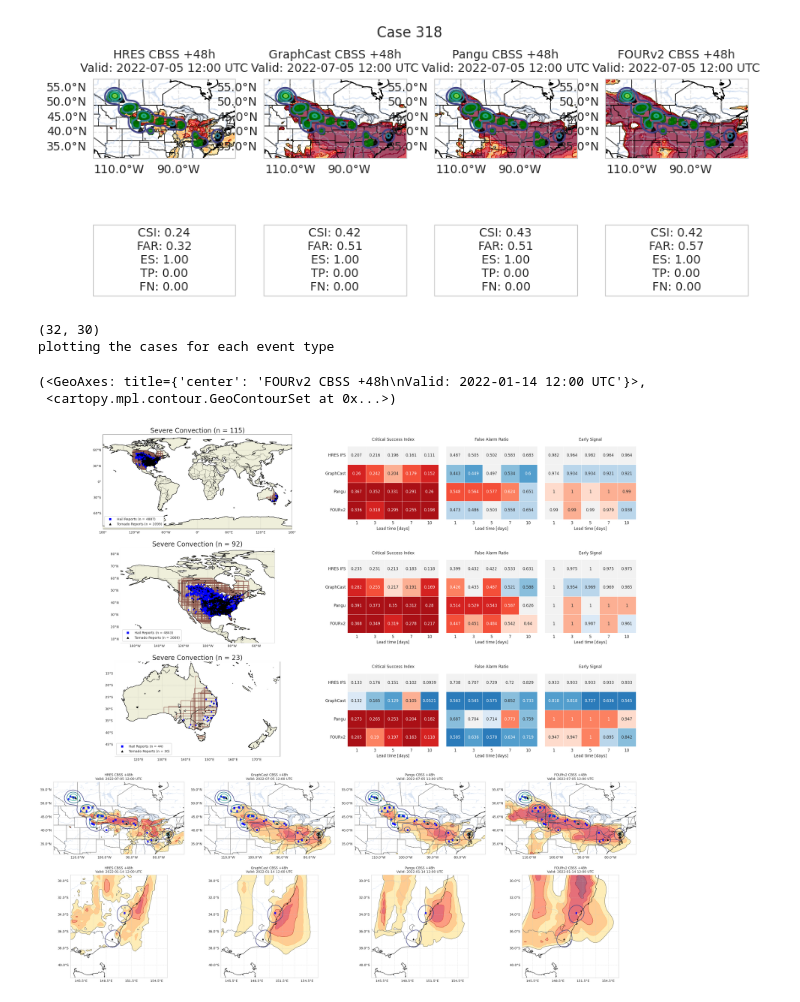
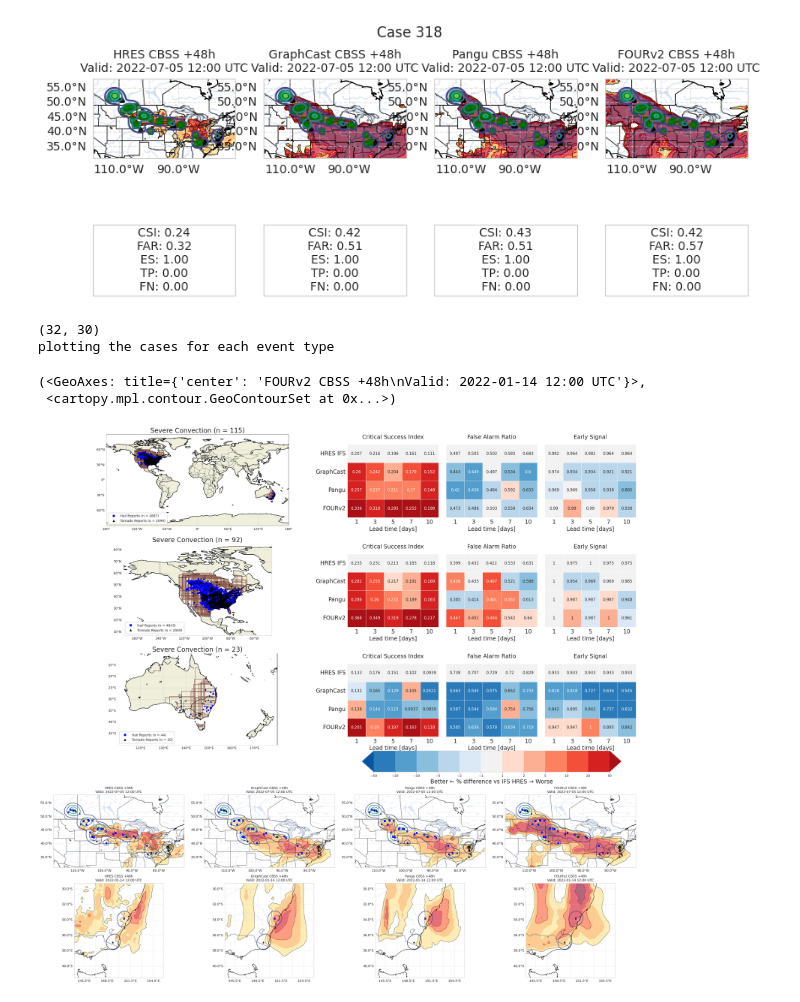
Before and after one commit to amymcgovern/extreme-weather-bench-paper, a Jupyter notebook: src/plots/figure3.ipynb, the cells around one changed output. Drawn from its saved outputs; the diff is of its cells as text; code cells hidden in the pictures.

```diff
--- a/src/plots/figure3.ipynb
+++ b/src/plots/figure3.ipynb
@@ -568,7 +565,7 @@ fig = plt.figure(figsize=figsize)
 # Top 3 rows will use 2 columns, bottom 2 rows will use 4 columns
 gs_main = GridSpec(n_rows, 1, figure=fig,
                 #    left=0.05, right=0.95, top=0.98, bottom=0.02,
-                   hspace=0.1)
+                   hspace=0.5)
 
 # Create subplots for top 3 rows (2 columns each)
 gs_top = GridSpecFromSubplotSpec(3, n_cols_top, subplot_spec=gs_main[0:3, 0],
@@ -653,7 +650,9 @@ pp.plot_heatmap(
     au_rel_severe_error,
     au_severe_error,
     severe_settings,
-    ax=axs[2, 1],)
+    ax=axs[2, 1],
+    show_colorbar=True,
+)
 
 
 # in the 4th row, plot the cbss and pph for all the models
@@ -670,31 +669,31 @@ plot_cbss_pph_panel(cbss_hres, pph_hres, my_case, lsrs=my_lsr, ax=axs[3, 0], tit
 plot_cbss_pph_panel(cbss_gc, pph_gc, my_case, lsrs=my_lsr, ax=axs[3, 1], title="GraphCast", lead_time_hours=48)
 plot_cbss_pph_panel(cbss_pang, pph_pang, my_case, lsrs=my_lsr, ax=axs[3, 2], title="Pangu", lead_time_hours=48)
 plot_cbss_pph_panel(cbss_fourv2, pph_fourv2, my_case, lsrs=my_lsr, ax=axs[3, 3], title="FOURv2", lead_time_hours=48)
 
 # hold a spot for AIFS (just repeating PANGU for now)
 # plot_cbss_pph_panel(cbss_pang, pph_pang, my_case, ax=axs[3, 3])
 
 # # the bottom row will be australia but we are plotting NA until AUS works
 # # in the 4th row, plot the cbss and pph for all the models
 my_id = 269
 my_case = ewb_cases.select_cases("case_id_number", my_id).cases[0]
 my_lsr = get_lsr_from_case_op(my_case, case_operators_with_targets_established)
 
 cbss_hres, pph_hres = hres_graphics[my_id, "cbss"], hres_graphics[my_id, "pph"]
 cbss_gc, pph_gc = gc_graphics[my_id, "cbss"], gc_graphics[my_id, "pph"]
 cbss_pang, pph_pang = pang_graphics[my_id, "cbss"], pang_graphics[my_id, "pph"]
 cbss_fourv2, pph_fourv2 = fourv2_graphics[my_id, "cbss"], fourv2_graphics[my_id, "pph"]
 
 plot_cbss_pph_panel(cbss_hres, pph_hres, my_case, lsrs=my_lsr, ax=axs[4, 0], title="HRES", lead_time_hours=48)
 plot_cbss_pph_panel(cbss_gc, pph_gc, my_case, lsrs=my_lsr, ax=axs[4, 1], title="GraphCast", lead_time_hours=48)
 plot_cbss_pph_panel(cbss_pang, pph_pang, my_case, lsrs=my_lsr, ax=axs[4, 2], title="Pangu", lead_time_hours=48)
 plot_cbss_pph_panel(cbss_fourv2, pph_fourv2, my_case, lsrs=my_lsr, ax=axs[4, 3], title="FOURv2", lead_time_hours=48)
 
 # # hold a spot for AIFS (just repeating PANGU for now)
 # plot_cbss_pph_panel(cbss_pang, pph_pang, my_case, ax=axs[4, 3])
 # %% [output]
 (32, 30)
 plotting the cases for each event type
 (<GeoAxes: title={'center': 'FOURv2 CBSS +48h\nValid: 2022-01-14 12:00 UTC'}>,
  <cartopy.mpl.contour.GeoContourSet at 0x...>)
-[figure, old version]
+[figure, new version]
```
Also changed, not shown: parts of 3 cells of this notebook, 2 other files.
